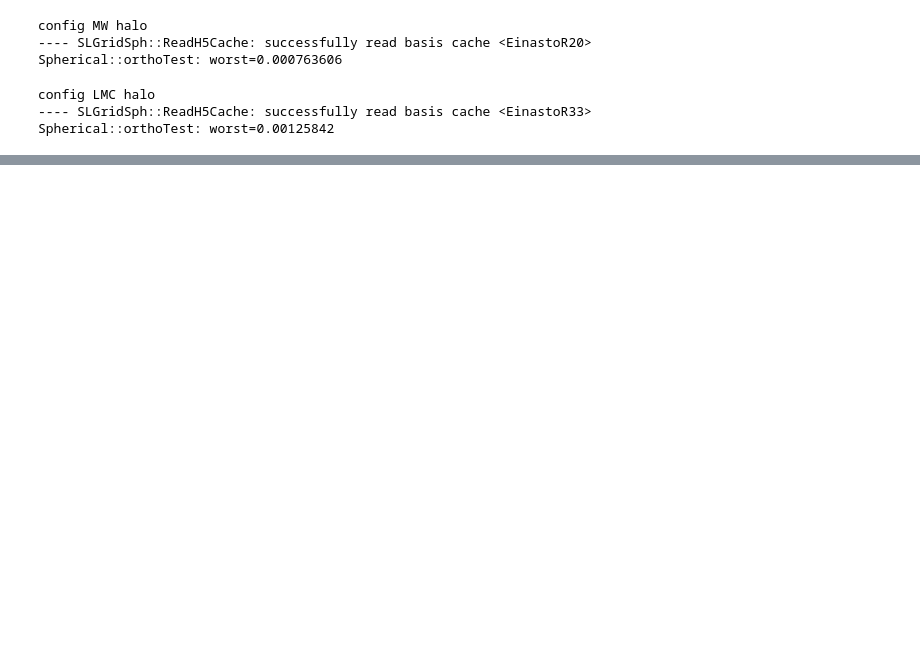
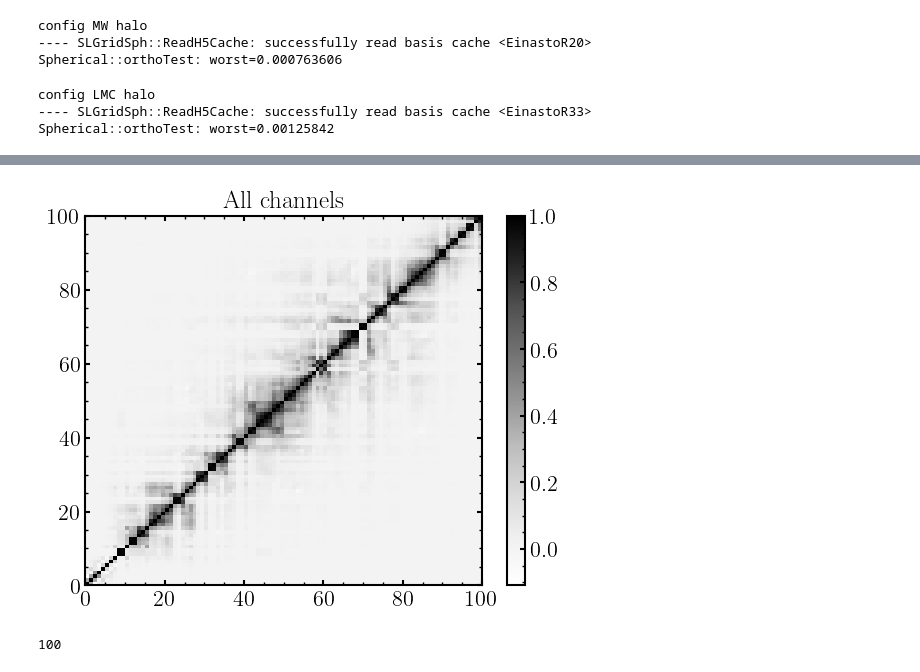
Before and after one commit to sophialilleengen/extreme-mwlmc, a Jupyter notebook: analysis/mssa-reconstruction.ipynb, the cells around one changed output, grey strips where cells are left out. Saved outputs shown, nothing was run; the diff lists cells and outputs as text; code cells hidden in the pictures; blank space fills up the shorter version.

```diff
--- a/analysis/mssa-reconstruction.ipynb
+++ b/analysis/mssa-reconstruction.ipynb
@@ -211,0 +237,36 @@ npc = 100 # number of principal components; probably want more than 20; max numb
+# %%
+# in the cell below, something weird is going on with the LMC reconstruction
+# looking at this in more detail here
+lmchalo_coefs = pyEXP.coefs.Coefs.factory(f'{datadir}/outcoef.lmchalo.{runtag2}')
+
+window = int(len(lmchalo_coefs.Times())/2)
+npc = 100 # number of principal components; probably want more than 20; max number of PCs would be the window length
+
+max_r_order = 8
+
+flags ="""
+---
+totPow: true
+# totVar: true
+BDCSVD: true
+...
+"""
+
+order = [1]
+rad_mask = [np.where(np.array(lmchalo_coefs.makeKeys(order))[:,2]<max_r_order)]
+mwh_subcoefs = np.array(mwhalo_coefs.makeKeys(order))[rad_mask].tolist()[0][0]
+lmch_subcoefs = np.array(lmchalo_coefs.makeKeys(order))[rad_mask].tolist()[0][0]
+config = {
+    # "MW halo": (mwhalo_coefs, mwh_subcoefs, []),
+    "LMC halo": (lmchalo_coefs, lmch_subcoefs, []),
+        }
+startTime = time.time()
+ssa = pyEXP.mssa.expMSSA(config, window, npc, flags)
+ev = ssa.eigenvalues() # do the decomposition (expensive step)
+pc = ssa.getPC() # also triggers the expensive step
+
+ssa.reconstruct(order)
+coefs = lmchalo_coefs
+coefs.zerodata()
+print(ssa.getReconstructed()['LMC halo'].Power())
+print(lmchalo_coefs.Power())
@@ -211,0 +291,3 @@ npc = 100 # number of principal components; probably want more than 20; max numb
+# %%
+lmchalo_coefs = pyEXP.coefs.Coefs.factory(f'{datadir}/outcoef.lmchalo.{runtag2}')
+print(lmchalo_coefs.Power())
@@ -211,0 +673,11 @@ npc = 100 # number of principal components; probably want more than 20; max numb
+# %%
+x = plt.pcolormesh(corr_mat, cmap=plt.cm.Greys)
+plt.title("All channels")
+plt.colorbar(x)
+plt.show()
+# %% [output]
+[figure, added]
+# %%
+len(corr_mat.diagonal())
+# %% [output]
+100
```
Also changed, not shown: parts of 36 cells of this notebook, 5 other files.
